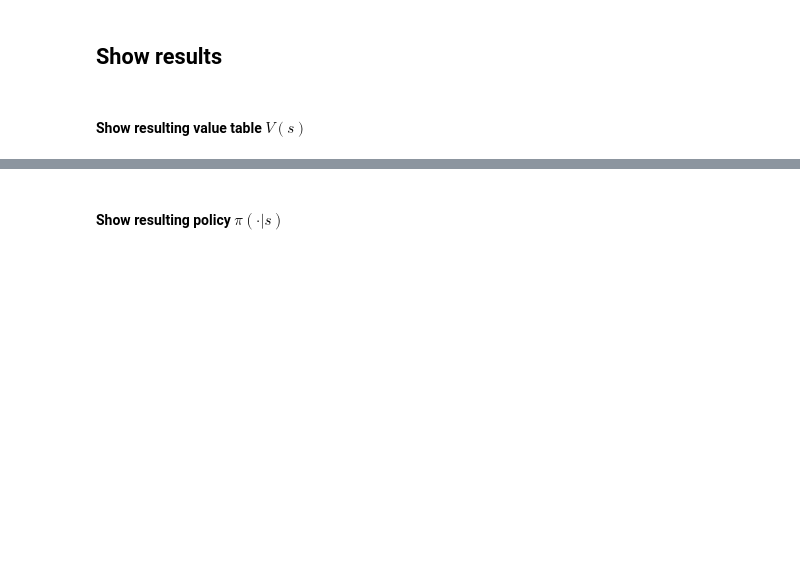
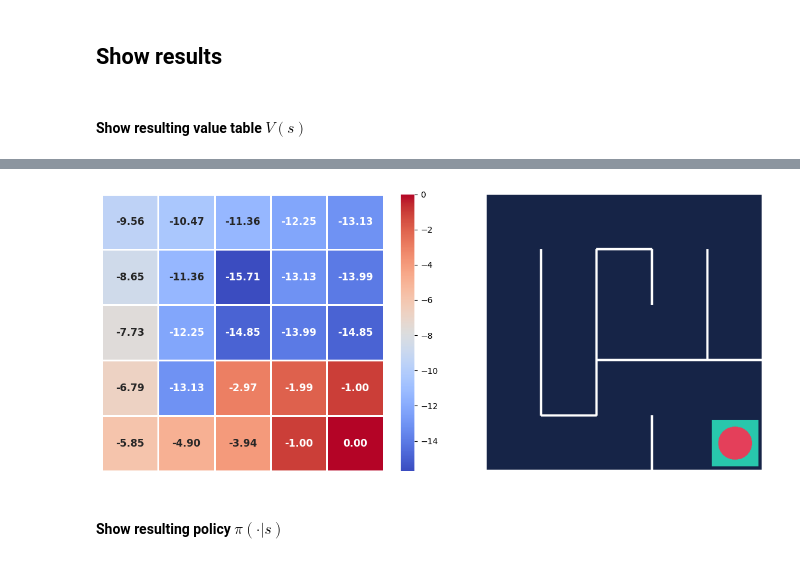
Before and after one commit to aSafarpoor/RL-simple-tutorial, a Jupyter notebook: codes/value_iteration.ipynb, the cells around one changed output, grey strips where cells are left out. Cells and saved outputs as stored; diff of their text form; code cells hidden in the pictures; blank space fills up the shorter version.

```diff
--- a/codes/value_iteration.ipynb
+++ b/codes/value_iteration.ipynb
@@ -97,2 +685,6 @@
+# %%
+plot_values(state_values,frame)
+# %% [output]
+[figure, added]
 # %% [markdown]
 #### Show resulting policy $\pi(\cdot|s)$
```
Also changed, not shown: parts of 20 cells of this notebook.
